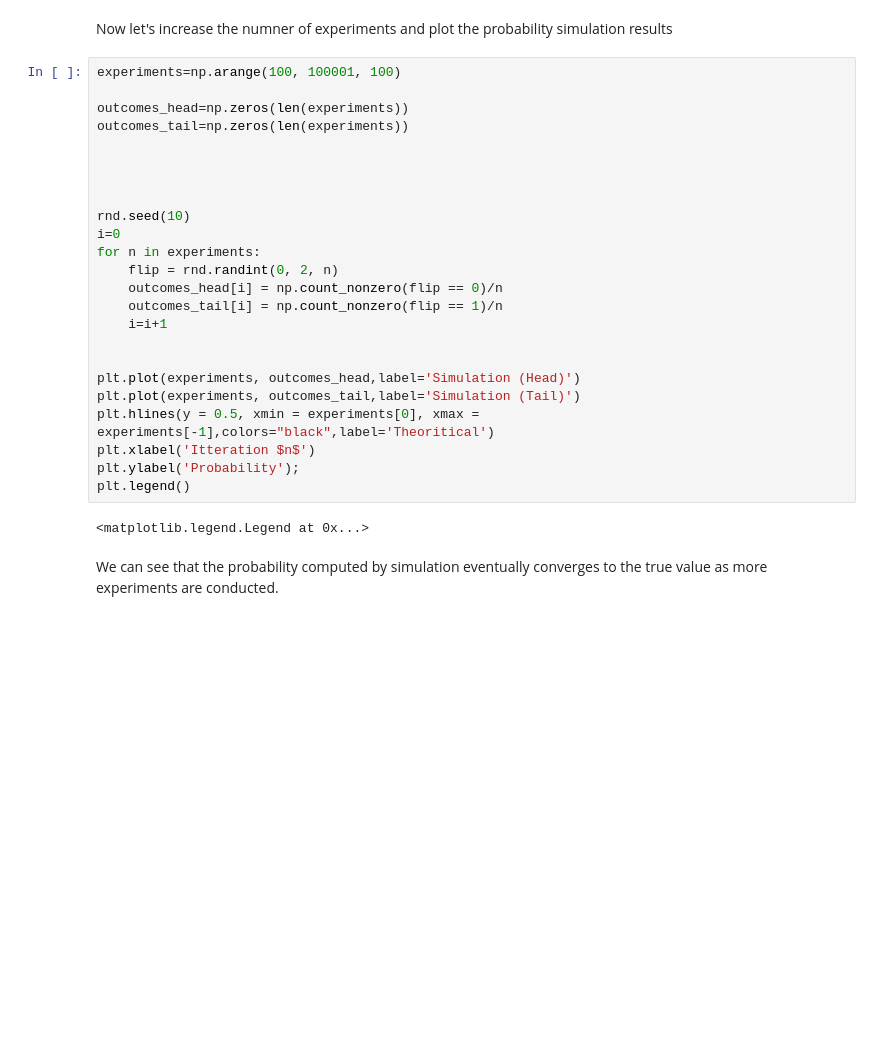
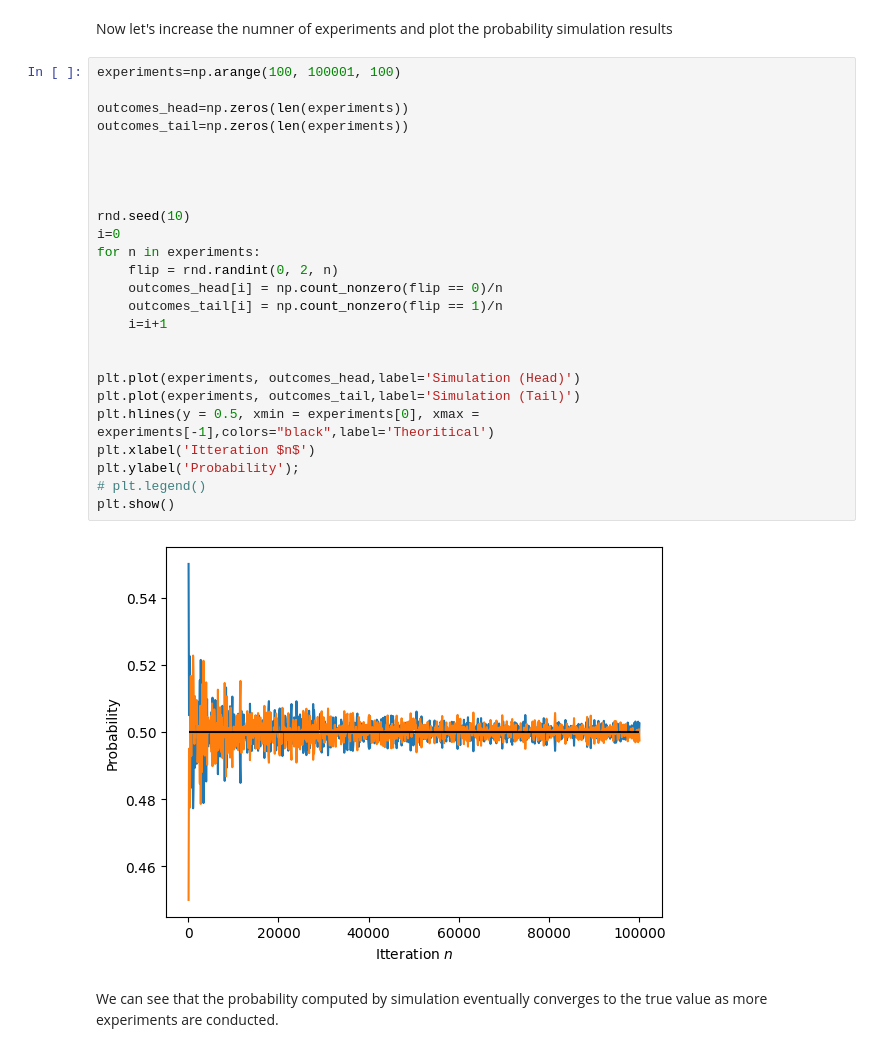
Before and after one commit to amaliahm/modeling_and_simulation_labs, a Jupyter notebook: ModSim_Lab3/ModSim_Lab3.ipynb, the cells around one changed output. Cells and saved outputs as stored; diff of their text form; blank space fills up the shorter version.

```diff
--- a/ModSim_Lab3/ModSim_Lab3.ipynb
+++ b/ModSim_Lab3/ModSim_Lab3.ipynb
@@ -528,29 +484,30 @@ Now let's increase the numner of experiments and plot the probability simulation
 # %%
 experiments=np.arange(100, 100001, 100)
 
 outcomes_head=np.zeros(len(experiments))
 outcomes_tail=np.zeros(len(experiments))
 
 
 
 
 rnd.seed(10)
 i=0
 for n in experiments:
     flip = rnd.randint(0, 2, n)
     outcomes_head[i] = np.count_nonzero(flip == 0)/n
     outcomes_tail[i] = np.count_nonzero(flip == 1)/n
     i=i+1
 
 
 plt.plot(experiments, outcomes_head,label='Simulation (Head)')
 plt.plot(experiments, outcomes_tail,label='Simulation (Tail)')
 plt.hlines(y = 0.5, xmin = experiments[0], xmax = experiments[-1],colors="black",label='Theoritical')
 plt.xlabel('Itteration $n$')
 plt.ylabel('Probability');
-plt.legend()
+# plt.legend()
+plt.show()
 # %% [output]
-<matplotlib.legend.Legend at 0x...>
+[figure, added]
 # %% [markdown]
 We can see that the probability computed by simulation eventually converges to the true value as more experiments are conducted.
 # %% [markdown]
```
Also changed, not shown: parts of 36 cells of this notebook.
